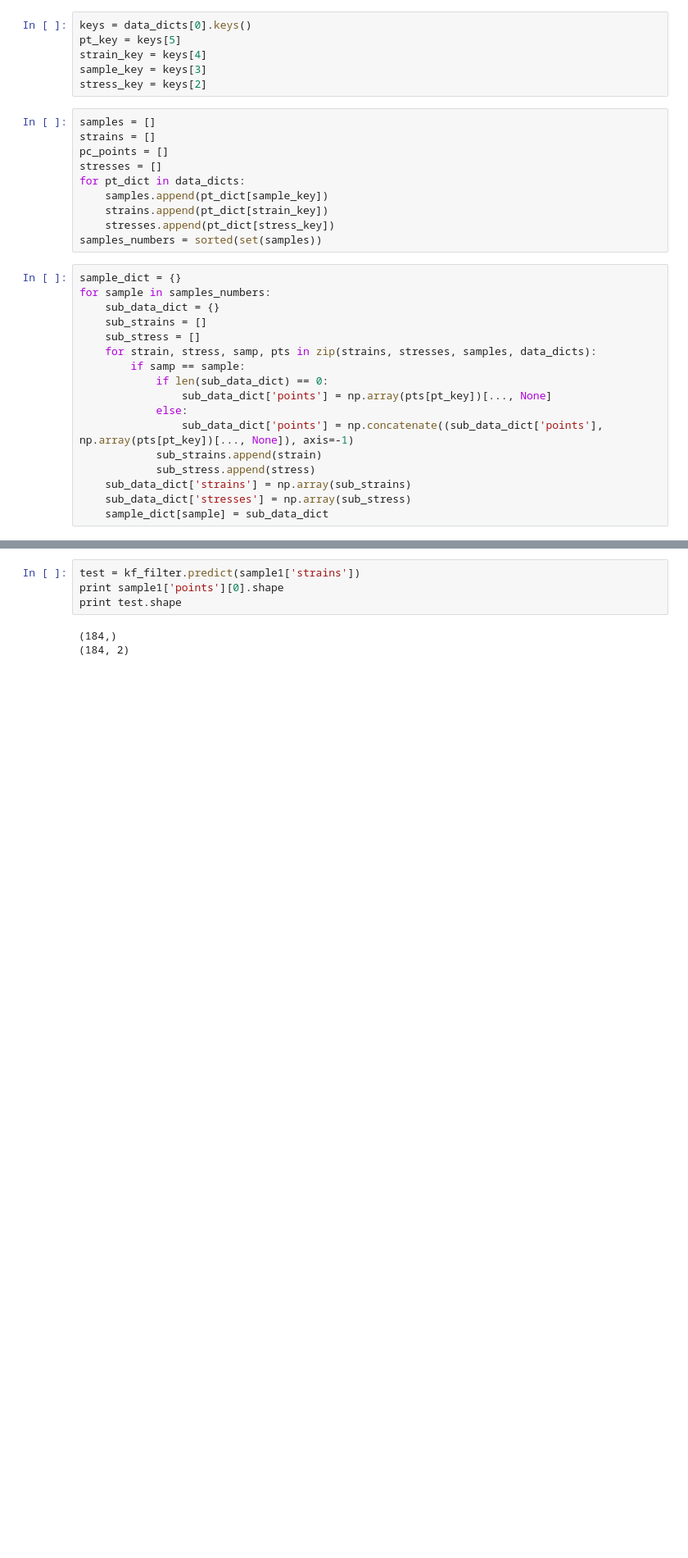
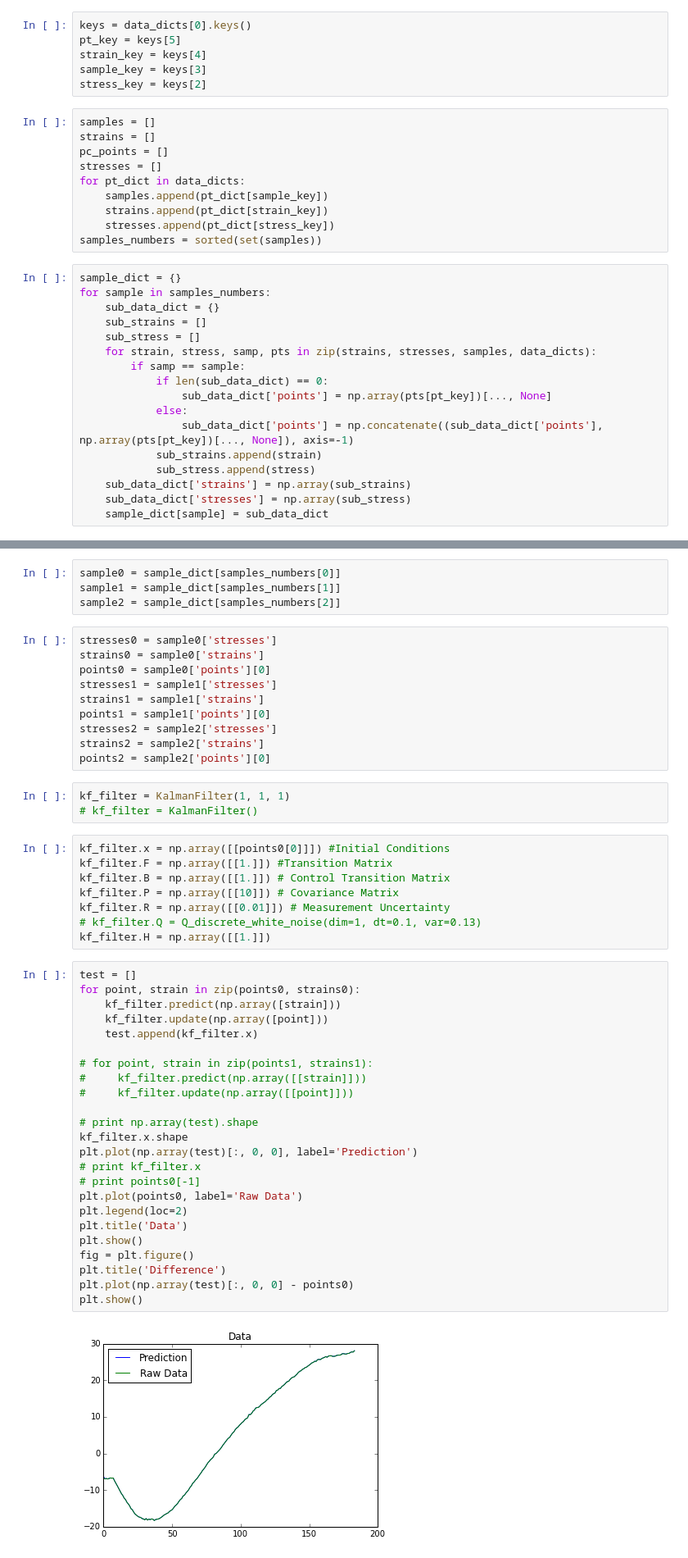
Before and after one commit to phelpsforpresident/MIC-XRD-Polymer, a Jupyter notebook: notebooks/Kalman_filter.ipynb, the cells around one changed output, grey strips where cells are left out. Shown: that part at 82% size. Cells and saved outputs as stored; diff of their text form; blank space fills up the shorter version.

```diff
--- a/notebooks/Kalman_filter.ipynb
+++ b/notebooks/Kalman_filter.ipynb
@@ -73,7 +47,51 @@ KalmanFilter(em_vars=['transition_covariance', 'observation_covariance', 'initia
-# %%
-test = kf_filter.predict(sample1['strains'])
-print sample1['points'][0].shape
-print test.shape
-# %% [output]
-(184,)
-(184, 2)
+# %%
+sample0 = sample_dict[samples_numbers[0]]
+sample1 = sample_dict[samples_numbers[1]]
+sample2 = sample_dict[samples_numbers[2]]
+# %%
+stresses0 = sample0['stresses']
+strains0 = sample0['strains']
+points0 = sample0['points'][0]
+stresses1 = sample1['stresses']
+strains1 = sample1['strains']
+points1 = sample1['points'][0]
+stresses2 = sample2['stresses']
+strains2 = sample2['strains']
+points2 = sample2['points'][0]
+# %%
+kf_filter = KalmanFilter(1, 1, 1)
+# kf_filter = KalmanFilter()
+# %%
+kf_filter.x = np.array([[points0[0]]]) #Initial Conditions
+kf_filter.F = np.array([[1.]]) #Transition Matrix
+kf_filter.B = np.array([[1.]]) # Control Transition Matrix
+kf_filter.P = np.array([[10]]) # Covariance Matrix
+kf_filter.R = np.array([[0.01]]) # Measurement Uncertainty
+# kf_filter.Q = Q_discrete_white_noise(dim=1, dt=0.1, var=0.13)
+kf_filter.H = np.array([[1.]])
+# %%
+test = []
+for point, strain in zip(points0, strains0):
+    kf_filter.predict(np.array([strain]))
+    kf_filter.update(np.array([point]))
+    test.append(kf_filter.x)
+
+# for point, strain in zip(points1, strains1):
+#     kf_filter.predict(np.array([[strain]]))
+#     kf_filter.update(np.array([[point]]))
+
+# print np.array(test).shape
+kf_filter.x.shape
+plt.plot(np.array(test)[:, 0, 0], label='Prediction')
+# print kf_filter.x
+# print points0[-1]
+plt.plot(points0, label='Raw Data')
+plt.legend(loc=2)
+plt.title('Data')
+plt.show()
+fig = plt.figure()
+plt.title('Difference')
+plt.plot(np.array(test)[:, 0, 0] - points0)
+plt.show()
+# %% [output]
+[figure, added]
```
Also changed, not shown: parts of 8 cells of this notebook.
